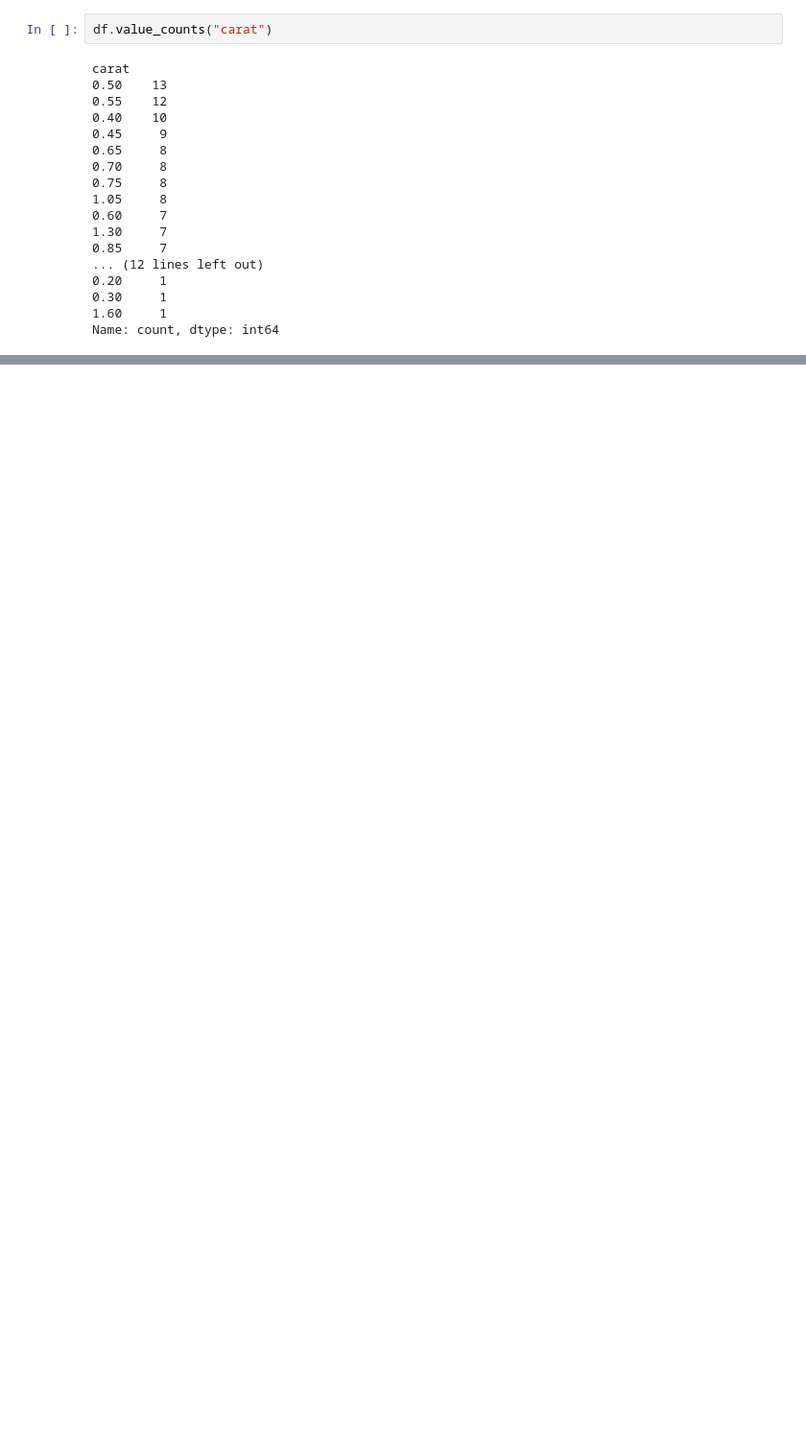
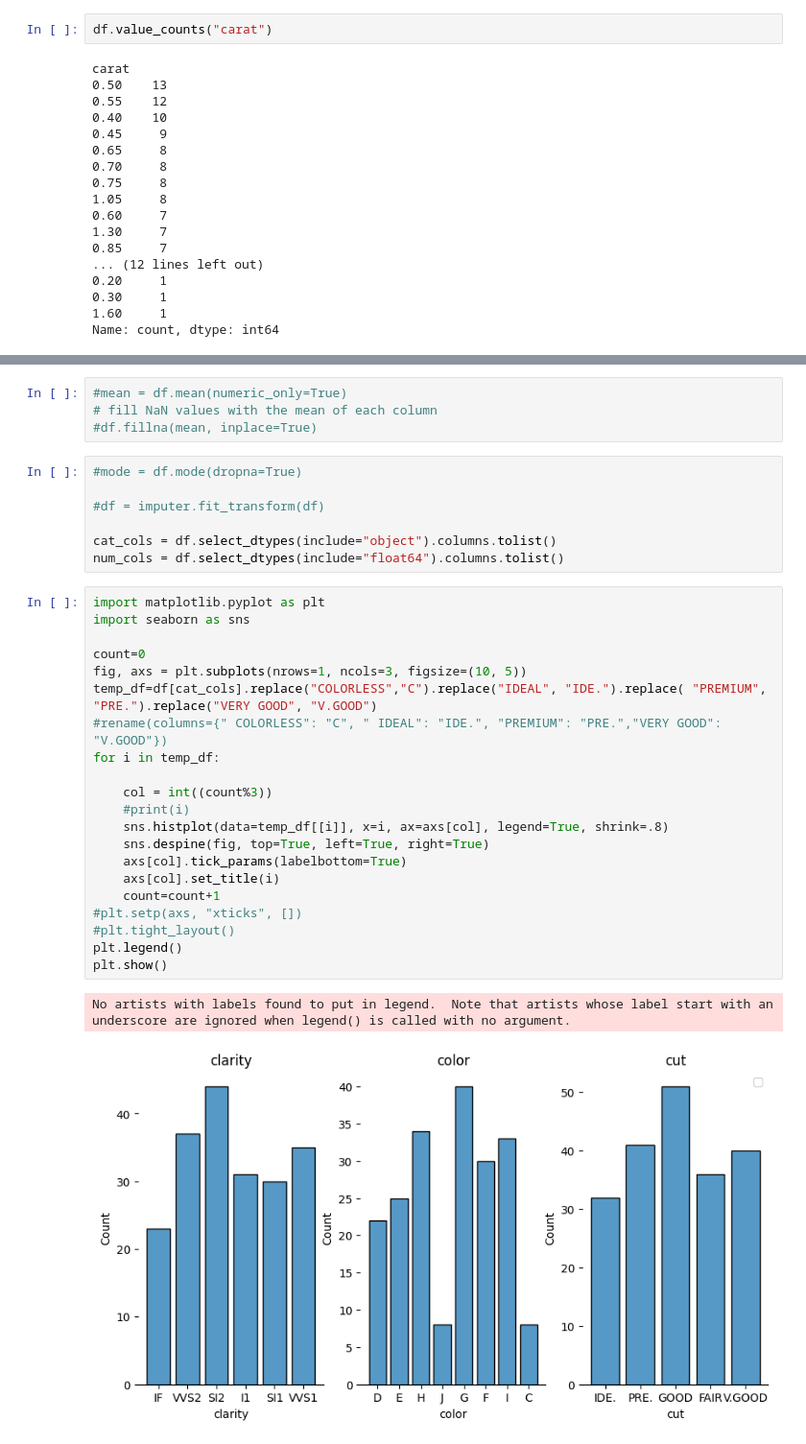
Before and after one commit to rgaw-pon/PAD-project, a Jupyter notebook: Untitled.ipynb, the cells around one changed output, grey strips where cells are left out. Shown at 96% size. Cells and saved outputs as stored; diff of their text form; blank space fills up the shorter version.

```diff
--- a/Untitled.ipynb
+++ b/Untitled.ipynb
@@ -97 +101,36 @@ df.value_counts(" cut")
 Name: count, dtype: int64
+# %%
+#mean = df.mean(numeric_only=True)
+# fill NaN values with the mean of each column
+#df.fillna(mean, inplace=True)
+# %%
+#mode = df.mode(dropna=True)
+
+#df = imputer.fit_transform(df)
+
+cat_cols = df.select_dtypes(include="object").columns.tolist()
+num_cols = df.select_dtypes(include="float64").columns.tolist()
+# %%
+import matplotlib.pyplot as plt
+import seaborn as sns
+
+count=0
+fig, axs = plt.subplots(nrows=1, ncols=3, figsize=(10, 5))
+temp_df=df[cat_cols].replace("COLORLESS","C").replace("IDEAL", "IDE.").replace( "PREMIUM", "PRE.").replace("VERY GOOD", "V.GOOD")
+#rename(columns={" COLORLESS": "C", " IDEAL": "IDE.", "PREMIUM": "PRE.","VERY GOOD": "V.GOOD"})
+for i in temp_df:
+
+    col = int((count%3))
+    #print(i)
+    sns.histplot(data=temp_df[[i]], x=i, ax=axs[col], legend=True, shrink=.8)
+    sns.despine(fig, top=True, left=True, right=True)
+    axs[col].tick_params(labelbottom=True)
+    axs[col].set_title(i)
+    count=count+1
+#plt.setp(axs, "xticks", [])
+#plt.tight_layout()
+plt.legend()
+plt.show()
+# %% [output]
+No artists with labels found to put in legend.  Note that artists whose label start with an underscore are ignored when legend() is called with no argument.
+[figure, added]
```
Also changed, not shown: parts of 27 cells of this notebook.
